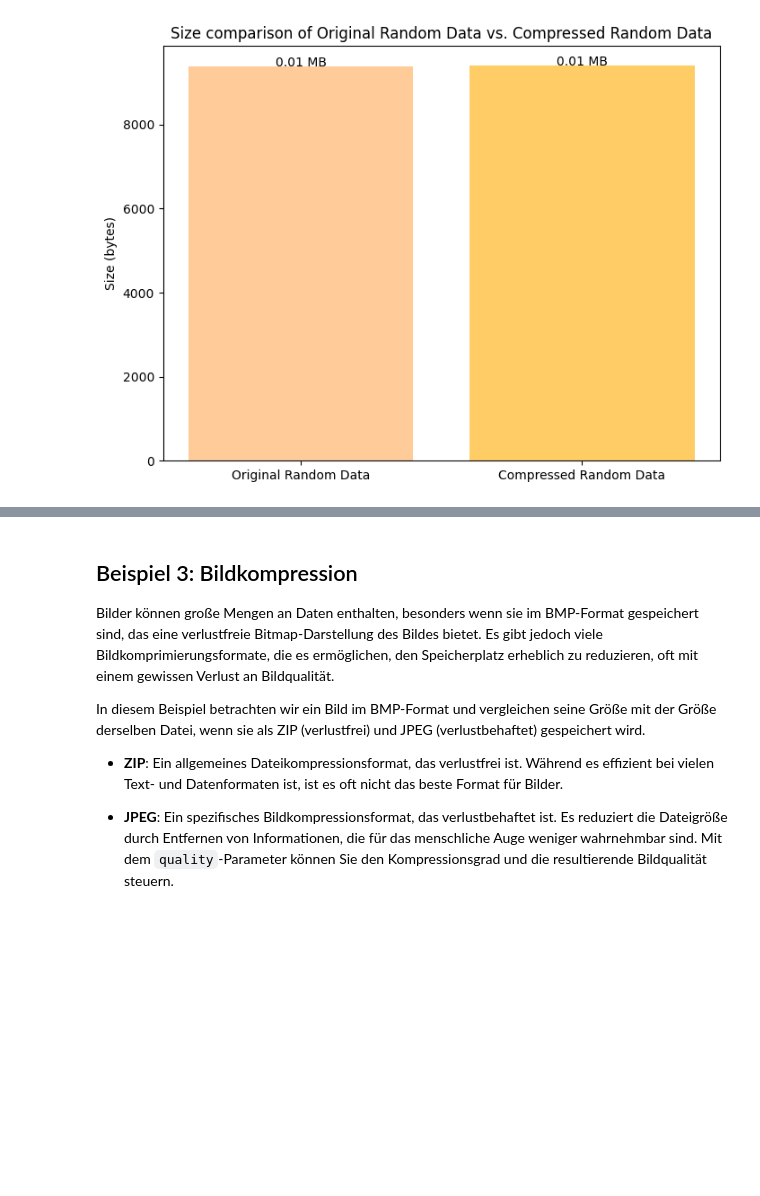
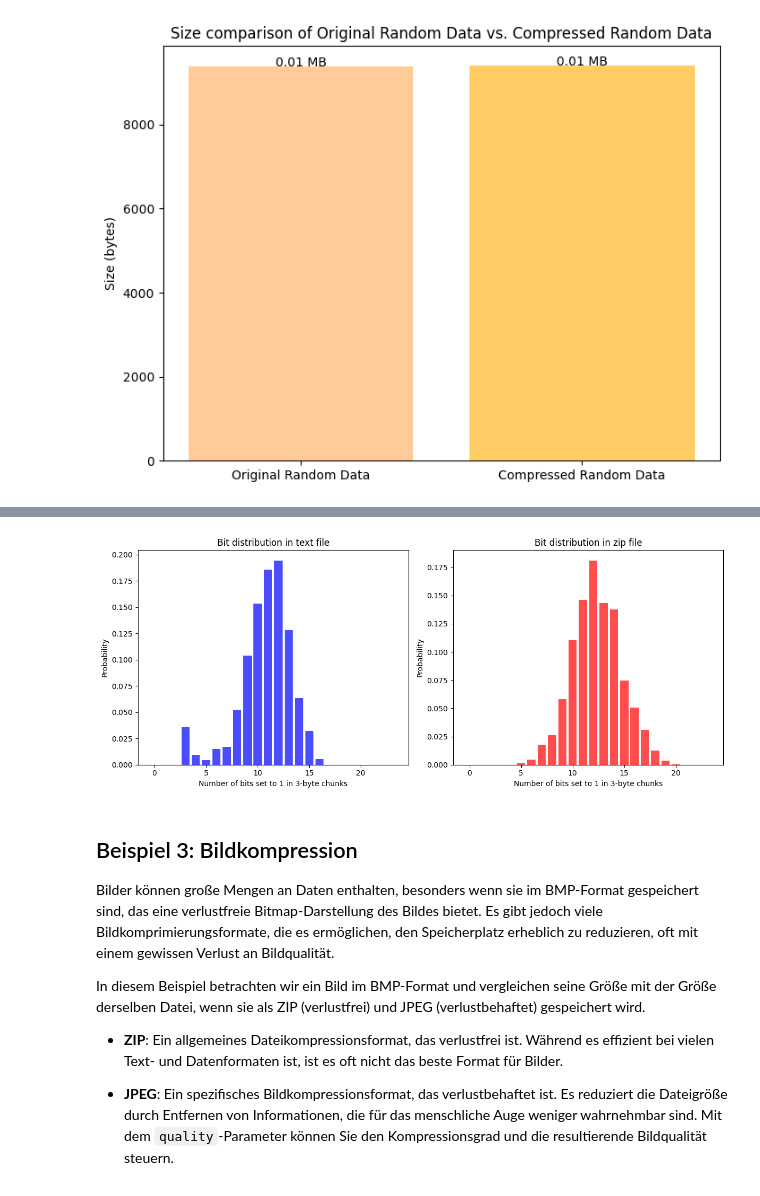
Before and after one commit to dimo3d/CGI_course_materials, a Jupyter notebook: content/Informationstheorie.ipynb, the cells around one changed output, grey strips where cells are left out. Cells and saved outputs as stored; diff of their text form; code cells hidden in the pictures; blank space fills up the shorter version.

```diff
--- a/content/Informationstheorie.ipynb
+++ b/content/Informationstheorie.ipynb
@@ -127,0 +154,36 @@ Compressed Random Data Size: 0.0090 MB
+# %%
+# Make the data length a multiple of 3
+
+# Ensure the length is a multiple of 3
+text_data_bytes = text_data.encode()
+text_data_bytes = text_data_bytes[:len(text_data_bytes) - len(text_data_bytes) % 3]
+
+# Ensure the length is a multiple of 3
+zip_data = compressed_data[:len(compressed_data) - len(compressed_data) % 3]
+
+# Count the bits for each 3-byte chunk for the zip file and text file
+zip_counts = [sum(bin(b).count("1") for b in three_bytes) for three_bytes in np.frombuffer(zip_data, dtype=np.uint8).reshape(-1, 3)]
+
+counts = [sum(bin(b).count("1") for b in three_bytes) for three_bytes in np.frombuffer(text_data_bytes, dtype=np.uint8).reshape(-1, 3)]
+
+# 3. Accumulate into histogram
+text_hist, text_edges = np.histogram(counts, bins=range(25), density=True)
+zip_hist, zip_edges = np.histogram(zip_counts, bins=range(25), density=True)
+
+# Plot the histograms side by side
+fig, ax = plt.subplots(1, 2, figsize=(12, 5))
+
+ax[0].bar(text_edges[:-1], text_hist, width=0.8, align='center', alpha=0.7, color='blue')
+ax[0].set_xlabel('Number of bits set to 1 in 3-byte chunks')
+ax[0].set_ylabel('Probability')
+ax[0].set_title('Bit distribution in text file')
+
+ax[1].bar(zip_edges[:-1], zip_hist, width=0.8, align='center', alpha=0.7, color='red')
+ax[1].set_xlabel('Number of bits set to 1 in 3-byte chunks')
+ax[1].set_ylabel('Probability')
+ax[1].set_title('Bit distribution in zip file')
+
+plt.tight_layout()
+plt.show()
+# %% [output]
+[figure, added]
```
Also changed, not shown: parts of 4 cells of this notebook.
